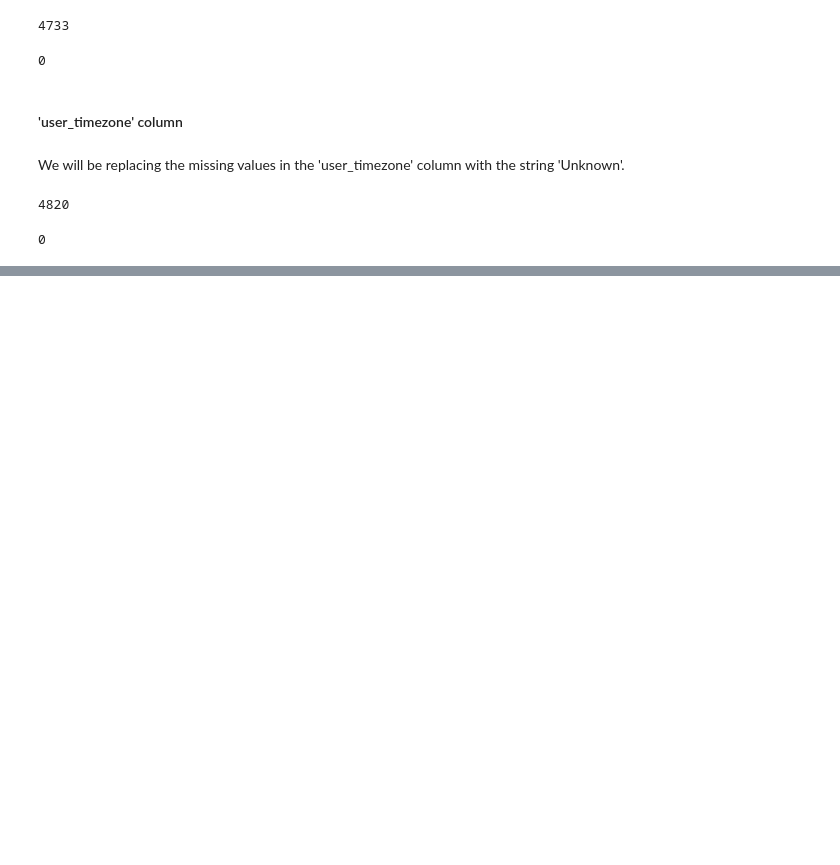
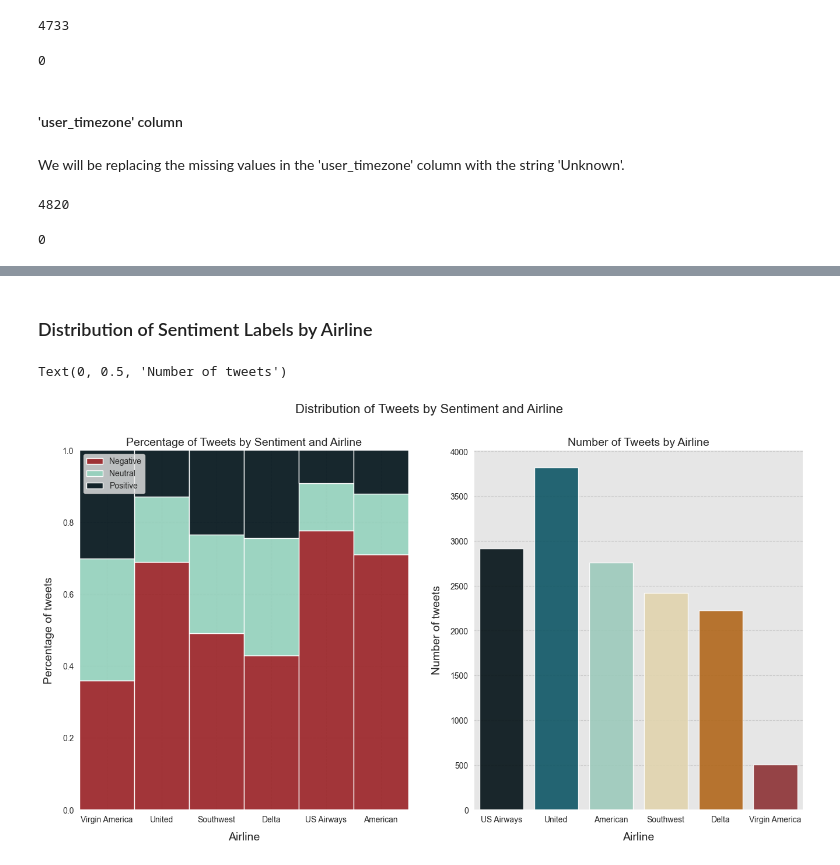
Before and after one commit to scuellaralmagro/airline-sentiment-analysis, a Jupyter notebook: tweets_EDA.ipynb, the cells around one changed output, grey strips where cells are left out. Saved outputs shown, nothing was run; the diff lists cells and outputs as text; code cells hidden in the pictures; blank space fills up the shorter version.

```diff
--- a/tweets_EDA.ipynb
+++ b/tweets_EDA.ipynb
@@ -417,0 +450,32 @@ data['user_timezone'].isnull().sum()
+# %% [markdown]
+### Distribution of Sentiment Labels by Airline
+# %%
+fig, ax = plt.subplots(1, 2, figsize=(16,8))
+fig.suptitle('Distribution of Tweets by Sentiment and Airline', fontsize=16)
+
+# Plot the distribution of the airline_sentiment column by airline in a histogram.
+fig2 = sns.histplot(data=data, x='airline',
+                    hue='airline_sentiment',
+                    hue_order=['positive', 'neutral', 'negative'],
+                    multiple='fill',
+                    palette=['#001219','#94d2bd','#9b2226'],
+                    alpha=0.9,
+                    ax=ax[0])
+
+fig2.set_title('Percentage of Tweets by Sentiment and Airline', fontsize=14)
+fig2.set_xlabel('Airline', fontsize=14, labelpad=10)
+fig2.set_ylabel('Percentage of tweets', fontsize=14, labelpad=10)
+fig2.legend(labels=['Negative', 'Neutral', 'Positive'], fontsize=10)
+
+fig3 = sns.countplot(data=data, x='airline',
+                        order=['US Airways', 'United', 'American', 'Southwest', 'Delta', 'Virgin America'],
+                        palette=['#001219','#005f73', '#94d2bd', '#e9d8a6', '#ca6702', '#9b2226'],
+                        alpha=0.9,
+                        ax=ax[1])
+
+fig3.set_title('Number of Tweets by Airline', fontsize=14)
+fig3.set_xlabel('Airline', fontsize=14, labelpad=10)
+fig3.set_ylabel('Number of tweets', fontsize=14, labelpad=10)
+# %% [output]
+Text(0, 0.5, 'Number of tweets')
+[figure, added]
```
Also changed, not shown: parts of 9 cells of this notebook.
